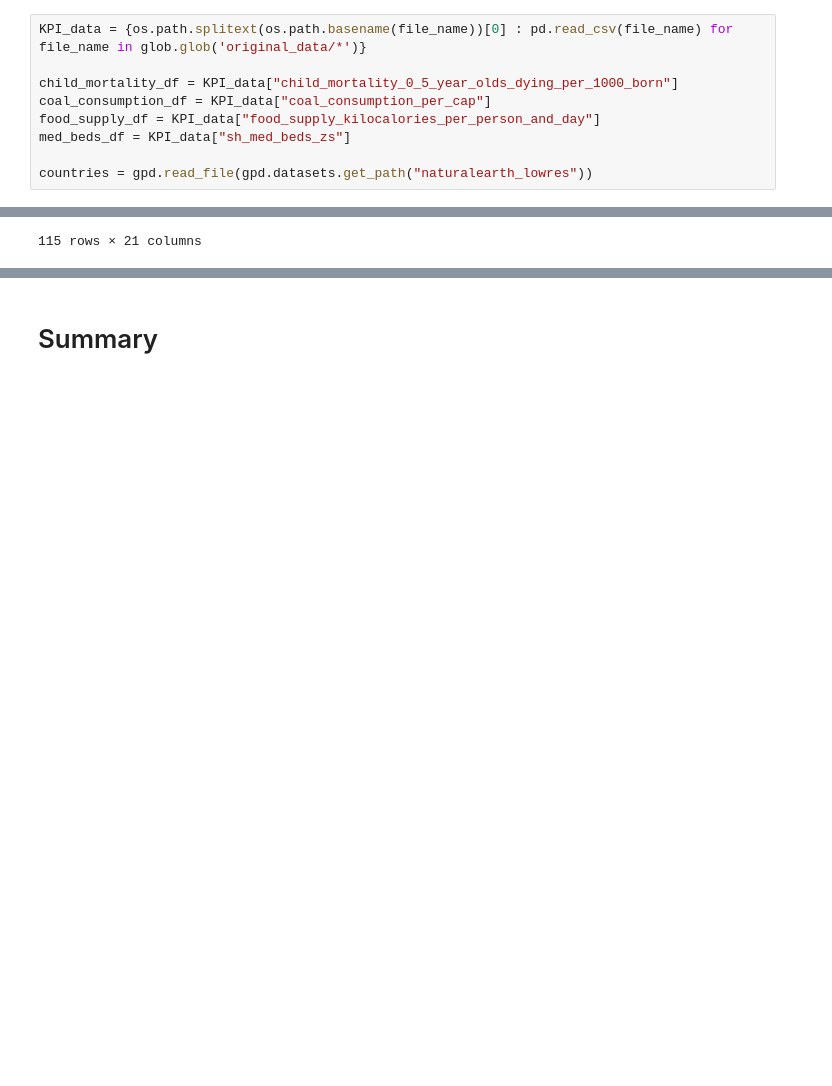
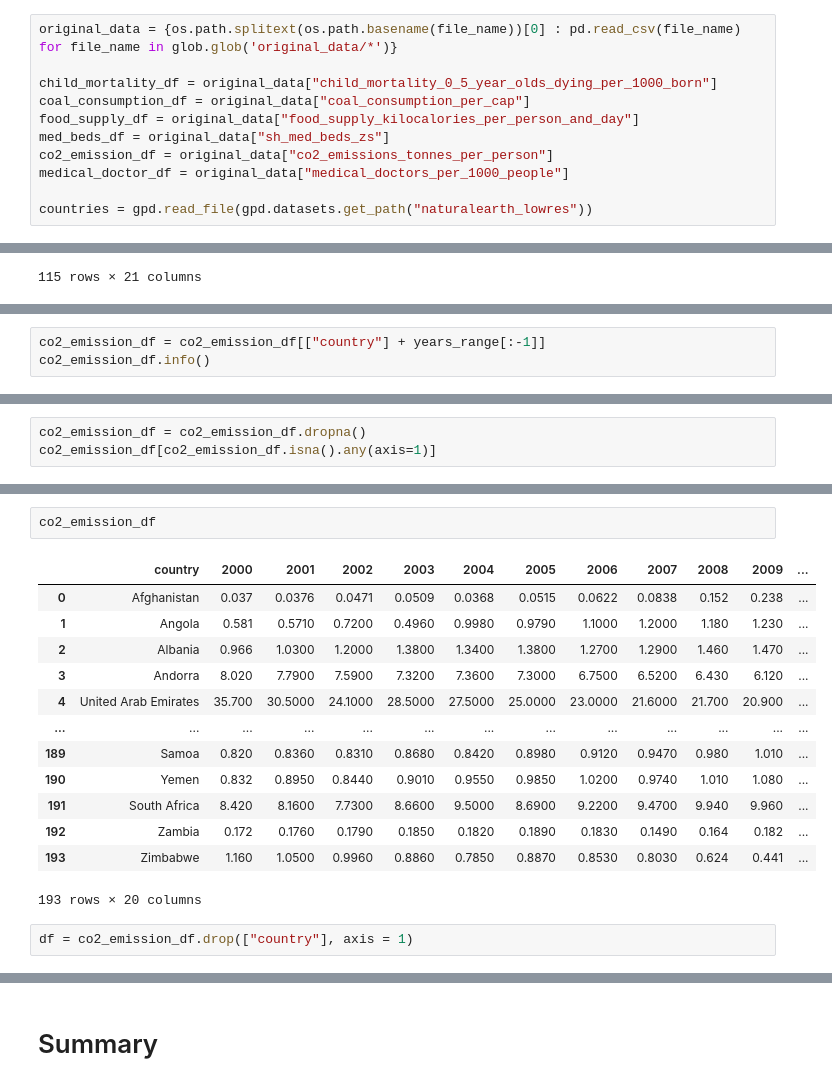
Before and after one commit to Norbert-Podgorski/Child-Mortality-Prediction-Bayesian-Model, a Jupyter notebook: KPI_analysis.ipynb, the cells around one changed output, grey strips where cells are left out. Drawn from its saved outputs; the diff is of its cells as text; blank space fills up the shorter version.

```diff
--- a/KPI_analysis.ipynb
+++ b/KPI_analysis.ipynb
@@ -12,11 +12,13 @@ warnings.filterwarnings('ignore')
 # %% [markdown]
 # Loading data
 # %%
-KPI_data = {os.path.splitext(os.path.basename(file_name))[0] : pd.read_csv(file_name) for file_name in glob.glob('original_data/*')}
+original_data = {os.path.splitext(os.path.basename(file_name))[0] : pd.read_csv(file_name) for file_name in glob.glob('original_data/*')}
 
-child_mortality_df = KPI_data["child_mortality_0_5_year_olds_dying_per_1000_born"]
-coal_consumption_df = KPI_data["coal_consumption_per_cap"]
-food_supply_df = KPI_data["food_supply_kilocalories_per_person_and_day"]
-med_beds_df = KPI_data["sh_med_beds_zs"]
+child_mortality_df = original_data["child_mortality_0_5_year_olds_dying_per_1000_born"]
+coal_consumption_df = original_data["coal_consumption_per_cap"]
+food_supply_df = original_data["food_supply_kilocalories_per_person_and_day"]
+med_beds_df = original_data["sh_med_beds_zs"]
+co2_emission_df = original_data["co2_emissions_tonnes_per_person"]
+medical_doctor_df = original_data["medical_doctors_per_1000_people"]
 
 countries = gpd.read_file(gpd.datasets.get_path("naturalearth_lowres"))
@@ -512,0 +525,3 @@ med_beds_df
+# %%
+co2_emission_df = co2_emission_df[["country"] + years_range[:-1]]
+co2_emission_df.info()
@@ -512,0 +551,3 @@ med_beds_df
+# %%
+co2_emission_df = co2_emission_df.dropna()
+co2_emission_df[co2_emission_df.isna().any(axis=1)]
@@ -512,0 +576,18 @@ med_beds_df
+# %%
+co2_emission_df
+# %% [output]
+|  | country | 2000 | 2001 | 2002 | 2003 | 2004 | 2005 | 2006 | 2007 | 2008 | 2009 | ... |
+| 0 | Afghanistan | 0.037 | 0.0376 | 0.0471 | 0.0509 | 0.0368 | 0.0515 | 0.0622 | 0.0838 | 0.152 | 0.238 | ... |
+| 1 | Angola | 0.581 | 0.5710 | 0.7200 | 0.4960 | 0.9980 | 0.9790 | 1.1000 | 1.2000 | 1.180 | 1.230 | ... |
+| 2 | Albania | 0.966 | 1.0300 | 1.2000 | 1.3800 | 1.3400 | 1.3800 | 1.2700 | 1.2900 | 1.460 | 1.470 | ... |
+| 3 | Andorra | 8.020 | 7.7900 | 7.5900 | 7.3200 | 7.3600 | 7.3000 | 6.7500 | 6.5200 | 6.430 | 6.120 | ... |
+| 4 | United Arab Emirates | 35.700 | 30.5000 | 24.1000 | 28.5000 | 27.5000 | 25.0000 | 23.0000 | 21.6000 | 21.700 | 20.900 | ... |
+| ... | ... | ... | ... | ... | ... | ... | ... | ... | ... | ... | ... | ... |
+| 189 | Samoa | 0.820 | 0.8360 | 0.8310 | 0.8680 | 0.8420 | 0.8980 | 0.9120 | 0.9470 | 0.980 | 1.010 | ... |
+| 190 | Yemen | 0.832 | 0.8950 | 0.8440 | 0.9010 | 0.9550 | 0.9850 | 1.0200 | 0.9740 | 1.010 | 1.080 | ... |
+| 191 | South Africa | 8.420 | 8.1600 | 7.7300 | 8.6600 | 9.5000 | 8.6900 | 9.2200 | 9.4700 | 9.940 | 9.960 | ... |
+| 192 | Zambia | 0.172 | 0.1760 | 0.1790 | 0.1850 | 0.1820 | 0.1890 | 0.1830 | 0.1490 | 0.164 | 0.182 | ... |
+| 193 | Zimbabwe | 1.160 | 1.0500 | 0.9960 | 0.8860 | 0.7850 | 0.8870 | 0.8530 | 0.8030 | 0.624 | 0.441 | ... |
+193 rows × 20 columns
+# %%
+df = co2_emission_df.drop(["country"], axis = 1)
```
Also changed, not shown: parts of 29 cells of this notebook, 4 other files.
